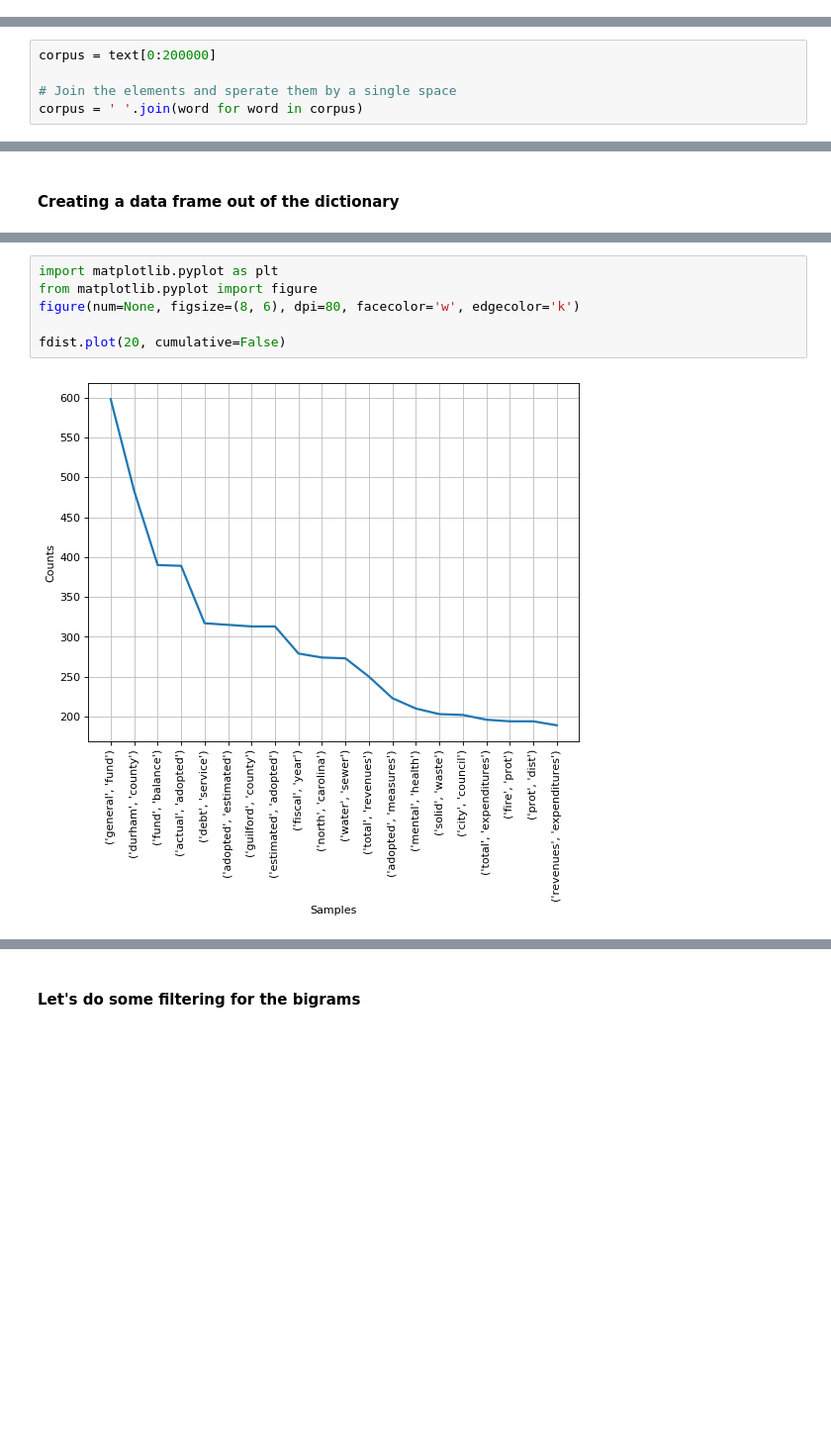
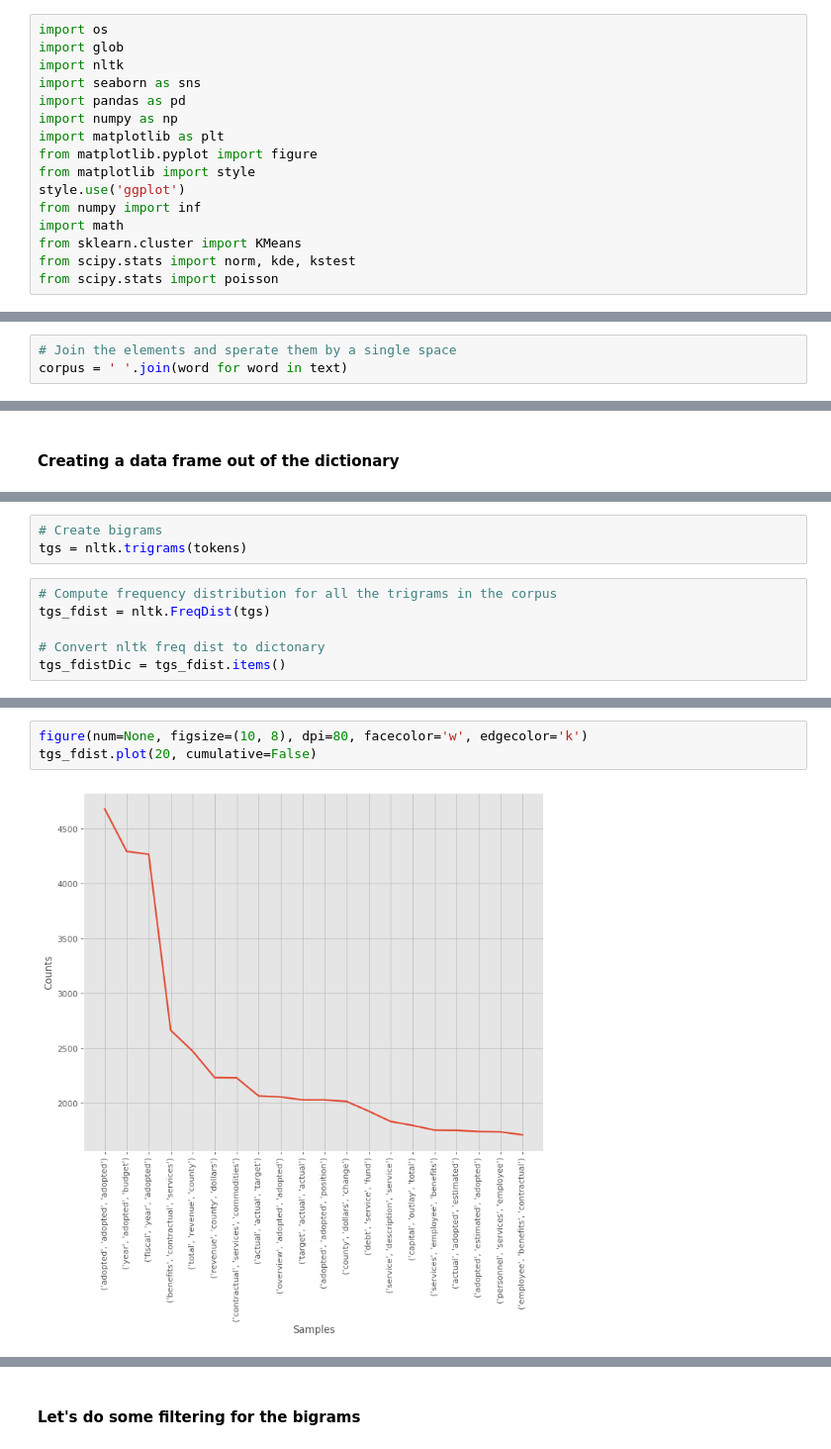
Before and after one commit to UNCG-CSE/Budget_Text_Analysis, a Jupyter notebook: src/StatisticalTextAnalysis/Statistical-Text-Analysis.ipynb, the cells around one changed output, grey strips where cells are left out. Shown: that part at 99% size. Drawn from its saved outputs; the diff is of its cells as text; blank space fills up the shorter version.

```diff
--- a/src/StatisticalTextAnalysis/Statistical-Text-Analysis.ipynb
+++ b/src/StatisticalTextAnalysis/Statistical-Text-Analysis.ipynb
@@ -8,3 +1,19 @@ import matplotlib
+# %%
+import os
+import glob
+import nltk
+import seaborn as sns
+import pandas as pd
+import numpy as np
+import matplotlib as plt
+from matplotlib.pyplot import figure
+from matplotlib import style
+style.use('ggplot')
+from numpy import inf
+import math
+from sklearn.cluster import KMeans
+from scipy.stats import norm, kde, kstest
+from scipy.stats import poisson
 # %%
 # Change the current directory to read the data
 os.chdir(r"C:\Users\Sultan\Desktop\data\PreprocessedData")
@@ -48,5 +57,3 @@ Name: word, dtype: object
 # %%
-corpus = text[0:200000]
-
 # Join the elements and sperate them by a single space
-corpus = ' '.join(word for word in corpus)
+corpus = ' '.join(word for word in text)
@@ -85,0 +114,9 @@ fdist_df.head()
+# %%
+# Create bigrams
+tgs = nltk.trigrams(tokens)
+# %%
+# Compute frequency distribution for all the trigrams in the corpus
+tgs_fdist = nltk.FreqDist(tgs)
+
+# Convert nltk freq dist to dictonary
+tgs_fdistDic = tgs_fdist.items()
@@ -86,11 +145,8 @@ fdist_df.head()
 # %%
-import matplotlib.pyplot as plt
-from matplotlib.pyplot import figure
-figure(num=None, figsize=(8, 6), dpi=80, facecolor='w', edgecolor='k')
-
-fdist.plot(20, cumulative=False)
+figure(num=None, figsize=(10, 8), dpi=80, facecolor='w', edgecolor='k')
+tgs_fdist.plot(20, cumulative=False)
 # %% [output]
-[figure, old version]
+[figure, new version]
 <matplotlib.axes._subplots.AxesSubplot at 0x...>
 # %% [markdown]
 #### Let's do some filtering for the bigrams
```
Also changed, not shown: parts of 10 cells of this notebook.
